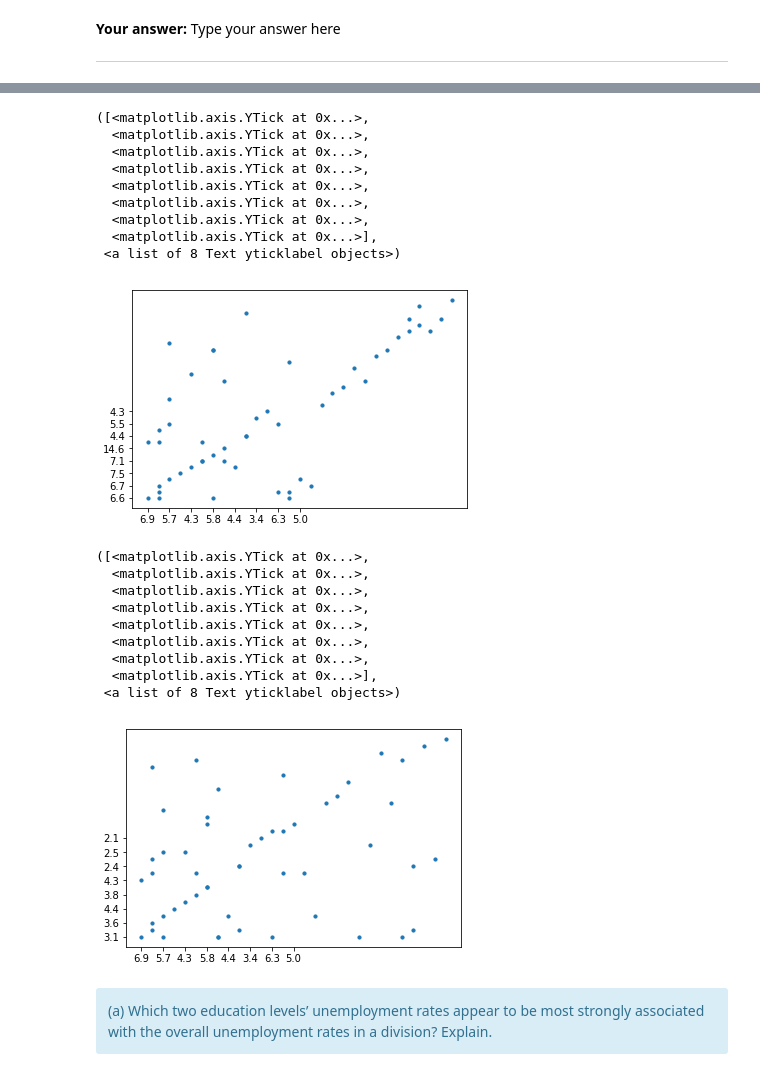
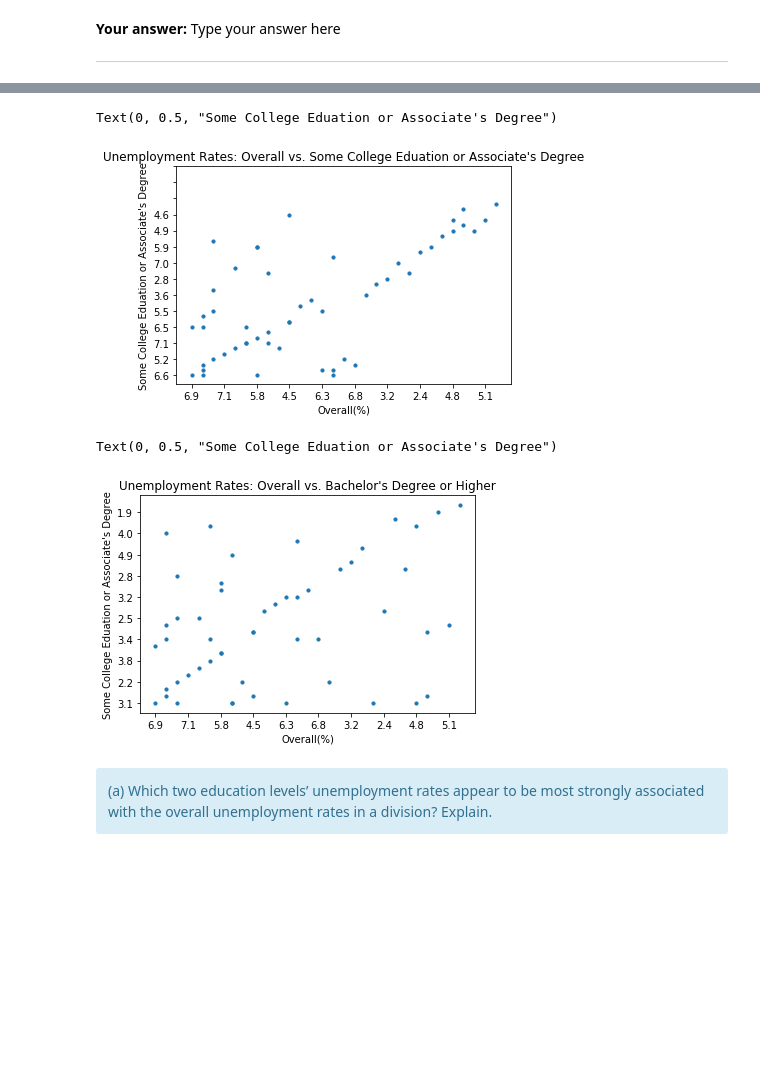
Before and after one commit to jarellymartin/census-notebooks, a Jupyter notebook: curriculum-notebooks/Applying Correlation Coefficients - Educational Attainment and Unemployment (V1).ipynb, the cells around one changed output, grey strips where cells are left out. Saved outputs shown, nothing was run; the diff lists cells and outputs as text; code cells hidden in the pictures; blank space fills up the shorter version.

```diff
--- a/curriculum-notebooks/Applying Correlation Coefficients - Educational Attainment and Unemployment (V1).ipynb
+++ b/curriculum-notebooks/Applying Correlation Coefficients - Educational Attainment and Unemployment (V1).ipynb
@@ -164,44 +182,31 @@ Text(0, 0.5, 'Less Than High School Graduate (%)')
 # %%
+#Run this code to see a graph by pressing 'Shift' + 'Enter'
+
 plt.scatter((unemployment["Overall(%)"]),
             unemployment["Some College Eduation or Associate's Degree (%)"],s=10)
 
-plt.xticks(np.arange(0, 15, step=2))
-plt.yticks(np.arange(0, 15, step=2))
-plt.title("...")
-plt.xlabel("...")
-plt.ylabel("...")
+plt.xticks(np.arange(0,30, step=3))
+plt.yticks(np.arange(0,40, step=3))
+plt.title("Unemployment Rates: Overall vs. Some College Eduation or Associate's Degree")
+plt.xlabel("Overall(%)")
+plt.ylabel("Some College Eduation or Associate's Degree")
 # %% [output]
-([<matplotlib.axis.YTick at 0x...>,
-  <matplotlib.axis.YTick at 0x...>,
-  <matplotlib.axis.YTick at 0x...>,
-  <matplotlib.axis.YTick at 0x...>,
-  <matplotlib.axis.YTick at 0x...>,
-  <matplotlib.axis.YTick at 0x...>,
-  <matplotlib.axis.YTick at 0x...>,
-  <matplotlib.axis.YTick at 0x...>],
- <a list of 8 Text yticklabel objects>)
+Text(0, 0.5, "Some College Eduation or Associate's Degree")
-[figure, old version]
+[figure, new version]
 # %%
+#Run this code to see a graph by pressing 'Shift' + 'Enter'
+
 plt.scatter((unemployment["Overall(%)"]),
             unemployment["Bachelor's Degree or Higher (%)"],s=10)
 
-plt.xticks(np.arange(0, 15, step=2))
-plt.yticks(np.arange(0, 15, step=2))
-plt.yticks(np.arange(0, 15, step=2))
-plt.title("...")
-plt.xlabel("...")
-plt.ylabel("...")
+plt.xticks(np.arange(0, 30, step=3))
+plt.yticks(np.arange(0, 30, step=3))
+plt.title("Unemployment Rates: Overall vs. Bachelor's Degree or Higher")
+plt.xlabel("Overall(%)")
+plt.ylabel("Some College Eduation or Associate's Degree")
 # %% [output]
-([<matplotlib.axis.YTick at 0x...>,
-  <matplotlib.axis.YTick at 0x...>,
-  <matplotlib.axis.YTick at 0x...>,
-  <matplotlib.axis.YTick at 0x...>,
-  <matplotlib.axis.YTick at 0x...>,
-  <matplotlib.axis.YTick at 0x...>,
-  <matplotlib.axis.YTick at 0x...>,
-  <matplotlib.axis.YTick at 0x...>],
- <a list of 8 Text yticklabel objects>)
+Text(0, 0.5, "Some College Eduation or Associate's Degree")
-[figure, old version]
+[figure, new version]
 # %% [markdown]
 <div class="alert alert-info">
 (a) Which two education levels’ unemployment rates appear to be most strongly associated with the
```
Also changed, not shown: parts of 49 cells of this notebook, 1 other file.
